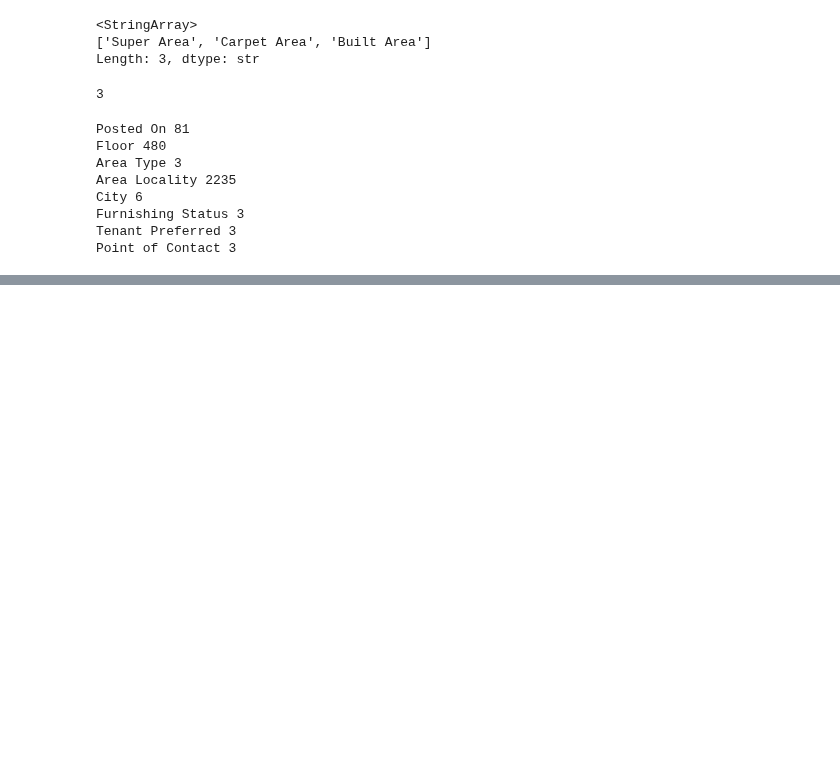
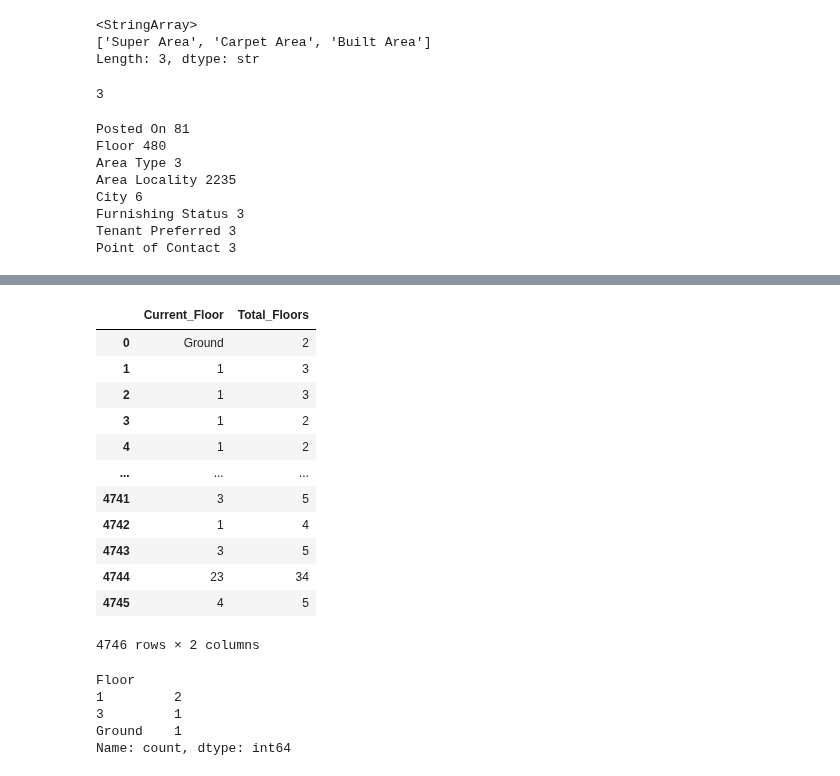
Before and after one commit to kjalh/10_MLDL, a Jupyter notebook: 03_주택_임대로_예측_데이터셋.ipynb, the cells around one changed output, grey strips where cells are left out. Drawn from its saved outputs; the diff is of its cells as text; code cells hidden in the pictures; blank space fills up the shorter version.

```diff
--- a/03_주택_임대로_예측_데이터셋.ipynb
+++ b/03_주택_임대로_예측_데이터셋.ipynb
@@ -263,0 +285,6 @@ Point of Contact 3
+# %%
+# Posted On
+rent_df['Posted On'] = pd.to_datetime(rent_df['Posted On'])
+rent_df['Posted_Year'] = rent_df['Posted On'].dt.year
+rent_df['Posted_Month'] = rent_df['Posted On'].dt.month
+rent_df['Posted_DayOfWeek'] = rent_df['Posted On'].dt.day_of_week
@@ -263,0 +311,31 @@ Point of Contact 3
+# %%
+# Floor  480개
+# rent_df['Floor']
+
+# r' : Raw String(원시 문자열)
+# (?P<name>\d+): 숫자를 찾고 그 결과를 컬럼 이름을 name으로 붙임
+# 3 out of 10: Current_Floor 3, Total_Floors 10
+# Ground out of 2 : Current_Floor Ground, Total_Floors 2
+
+floor_pattern = (
+    r'(?P<Current_Floor>Upper Basement|Lower Basement|Ground|Upper|Lower|Basement|\d+)'
+    r'\s+out of\s+'
+    r'(?P<Total_Floors>\d+)'
+)
+
+floor_split = rent_df['Floor'].astype(str).str.extract(floor_pattern)
+floor_split
+# %% [output]
+|  | Current_Floor | Total_Floors |
+| 0 | Ground | 2 |
+| 1 | 1 | 3 |
+| 2 | 1 | 3 |
+| 3 | 1 | 2 |
+| 4 | 1 | 2 |
+| ... | ... | ... |
+| 4741 | 3 | 5 |
+| 4742 | 1 | 4 |
+| 4743 | 3 | 5 |
+| 4744 | 23 | 34 |
+| 4745 | 4 | 5 |
+4746 rows × 2 columns
@@ -263,0 +355,9 @@ Point of Contact 3
+# %%
+unmatched_floor_values = rent_df.loc[floor_split['Current_Floor'].isna(), 'Floor'].value_counts()
+unmatched_floor_values
+# %% [output]
+Floor
+1         2
+3         1
+Ground    1
+Name: count, dtype: int64
```
Also changed, not shown: parts of 21 cells of this notebook.
